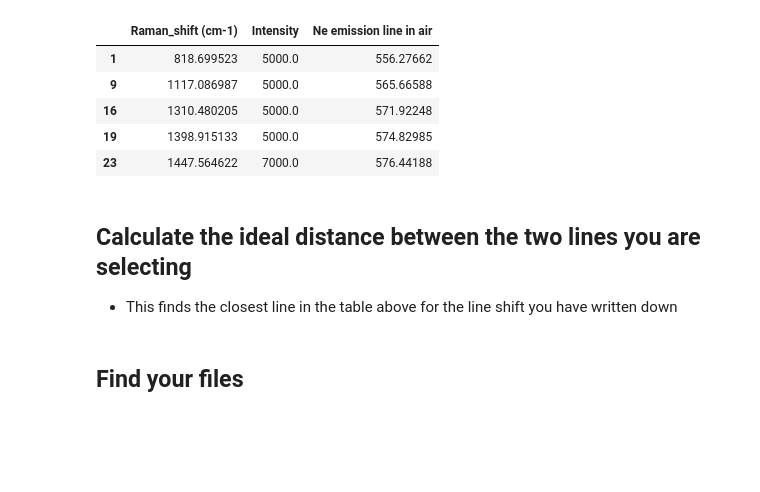
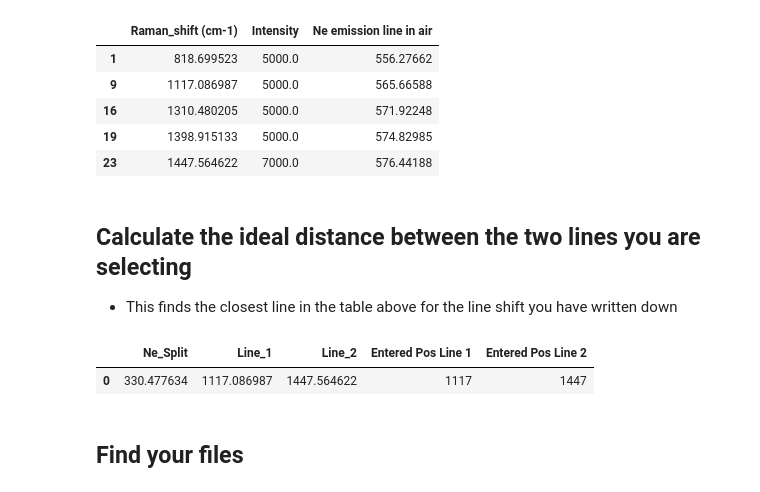
Before and after one commit to PennyWieser/DiadFit, a Jupyter notebook: docs/Examples/Repeated_Acquisitions/Ne_Fitting_1447_1117.ipynb, the cells around one changed output. Drawn from its saved outputs; the diff is of its cells as text; code cells hidden in the pictures; blank space fills up the shorter version.

```diff
--- a/docs/Examples/Repeated_Acquisitions/Ne_Fitting_1447_1117.ipynb
+++ b/docs/Examples/Repeated_Acquisitions/Ne_Fitting_1447_1117.ipynb
@@ -40,7 +40,11 @@ df_Ne.head()
 # %%
 ideal_split=pf.calculate_Ne_splitting(wavelength=wavelength,
                                       line1_shift=1117, line2_shift=1447,
                                      cut_off_intensity=2000)
+ideal_split
+# %% [output]
+|  | Ne_Split | Line_1 | Line_2 | Entered Pos Line 1 | Entered Pos Line 2 |
+| 0 | 330.477634 | 1117.086987 | 1447.564622 | 1117 | 1447 |
 # %% [markdown]
 ## Find your files
 # %%
```
Also changed, not shown: parts of 4 cells of this notebook, 22 other files.
